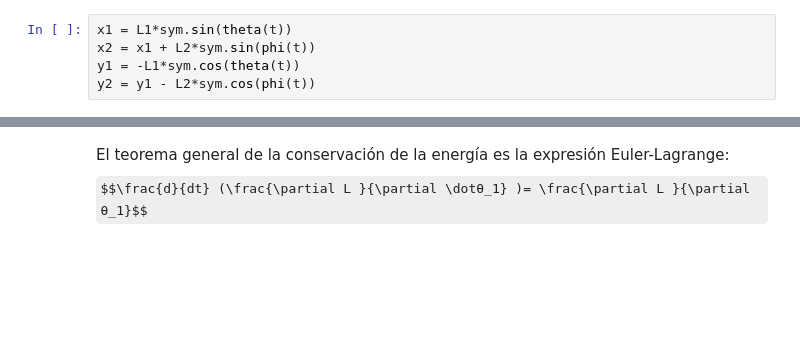
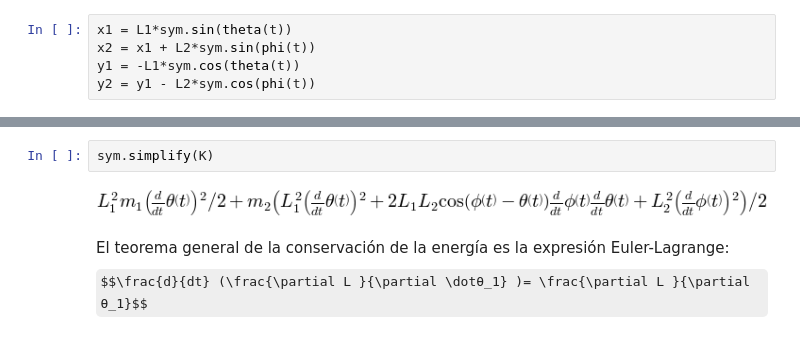
Before and after one commit to mikesneider/ModelamientoMatematico, a Jupyter notebook: DoublePendulum_Mike.ipynb, the cells around one changed output, grey strips where cells are left out. Saved outputs shown, nothing was run; the diff lists cells and outputs as text; some formulas as TeX source; blank space fills up the shorter version.

```diff
--- a/DoublePendulum_Mike.ipynb
+++ b/DoublePendulum_Mike.ipynb
@@ -59,6 +59,10 @@ sym.simplify(L)
 # %% [output]
 El Lagrangiano (L) de un sistema está definido por la diferencia entre energía cinética y energía potencial
 [figure]
+# %%
+sym.simplify(K)
+# %% [output]
+[figure, added]
 # %% [markdown]
 El teorema general de la conservación de la energía es la expresión Euler-Lagrange:
 $$\frac{d}{dt} (\frac{\partial L }{\partial \dotθ_1} )= \frac{\partial L }{\partial θ_1}$$
```
Also changed, not shown: parts of 14 cells of this notebook.
